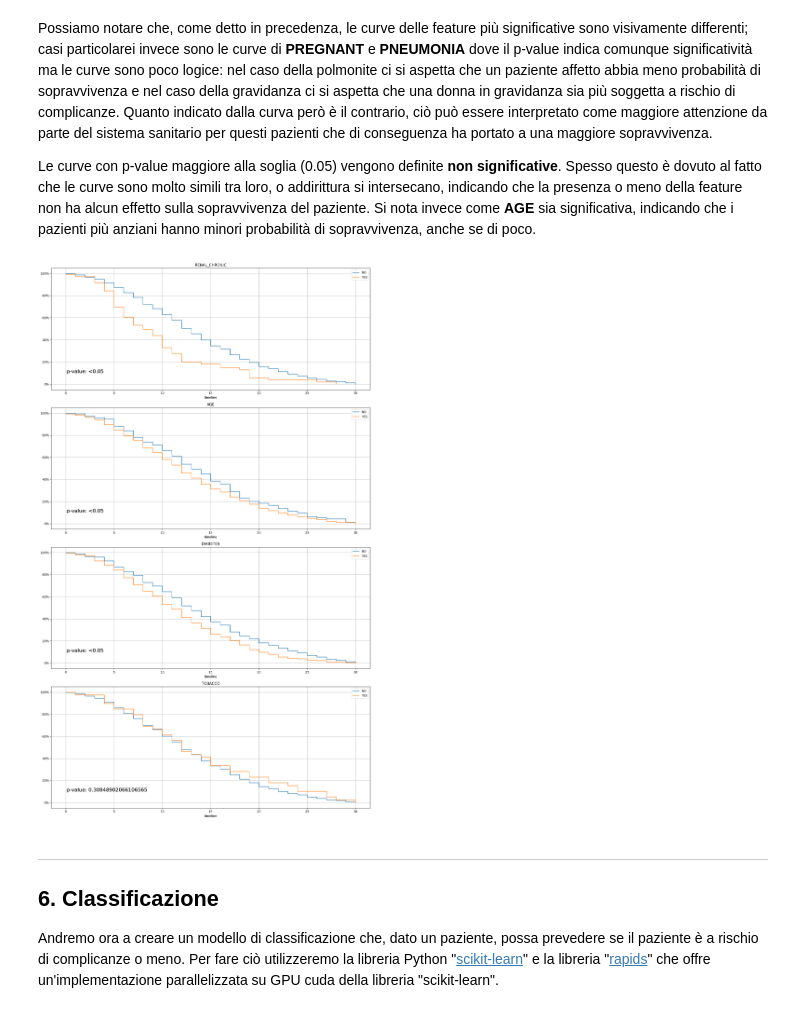
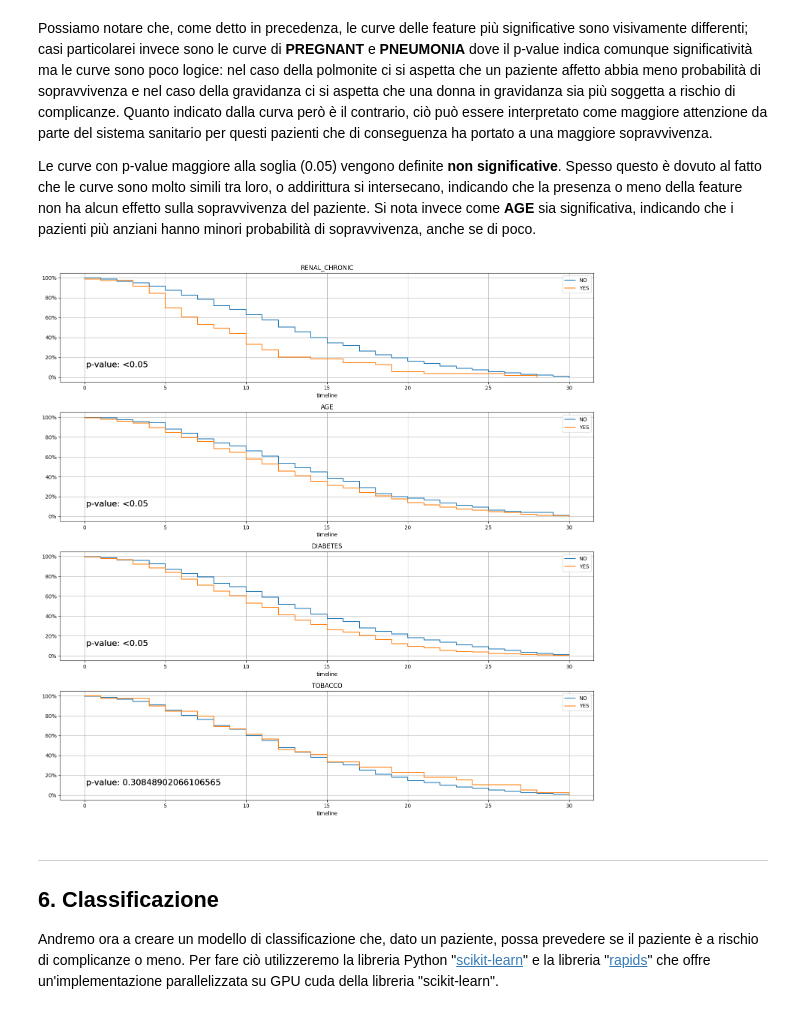
Before and after one commit to JustCati/CovidRiskPrediction, a Jupyter notebook: CovidRiskPrediction.ipynb, the cells around one changed output. Drawn from its saved outputs; the diff is of its cells as text; code cells hidden in the pictures.

```diff
--- a/CovidRiskPrediction.ipynb
+++ b/CovidRiskPrediction.ipynb
@@ -278,6 +278,8 @@ plt.show();
 
 Efettueremo ora uno studio delle curve di sopravvivenza, per capire se esistono delle caratteristiche che permettono di prevedere la sopravvivenza dei pazienti e per identificare le feature più significative nello studio. Per fare ciò utilizzeremo la libreria Python "[lifelines](https://lifelines.readthedocs.io/en/latest/)".
 # %%
+covid = pd.read_parquet("covidClean.parquet")
+
 covidSurv = covid.copy()
 toRemove = ["PATIENT_ID", "USMER", "SYMPTOMS_DATE",
             "MEDICAL_UNIT", "ADMISSION_DATE", "PATIENT_TYPE",
@@ -428,14 +423,14 @@ Le curve con p-value maggiore alla soglia (0.05) vengono definite **non signific
 Si nota invece come **AGE** sia significativa, indicando che i pazienti più anziani hanno minori probabilità di sopravvivenza, anche se di poco.
 # %%
 features = ["RENAL_CHRONIC", "AGE", "DIABETES", "TOBACCO"]
-plt.figure(figsize=(15, 20))
+plt.figure(figsize=(15, 15))
 for i in range(4):
     plt.subplot(4, 1, i+1)
     printGraph(covidSurv, features[i], fontsize=16)
 plt.tight_layout()
 plt.show()
 # %% [output]
-[figure, old version]
+[figure, new version]
 # %% [markdown]
 ---
 <a id="sec6"></a>
```
Also changed, not shown: parts of 1 cell of this notebook, 1 other file.
